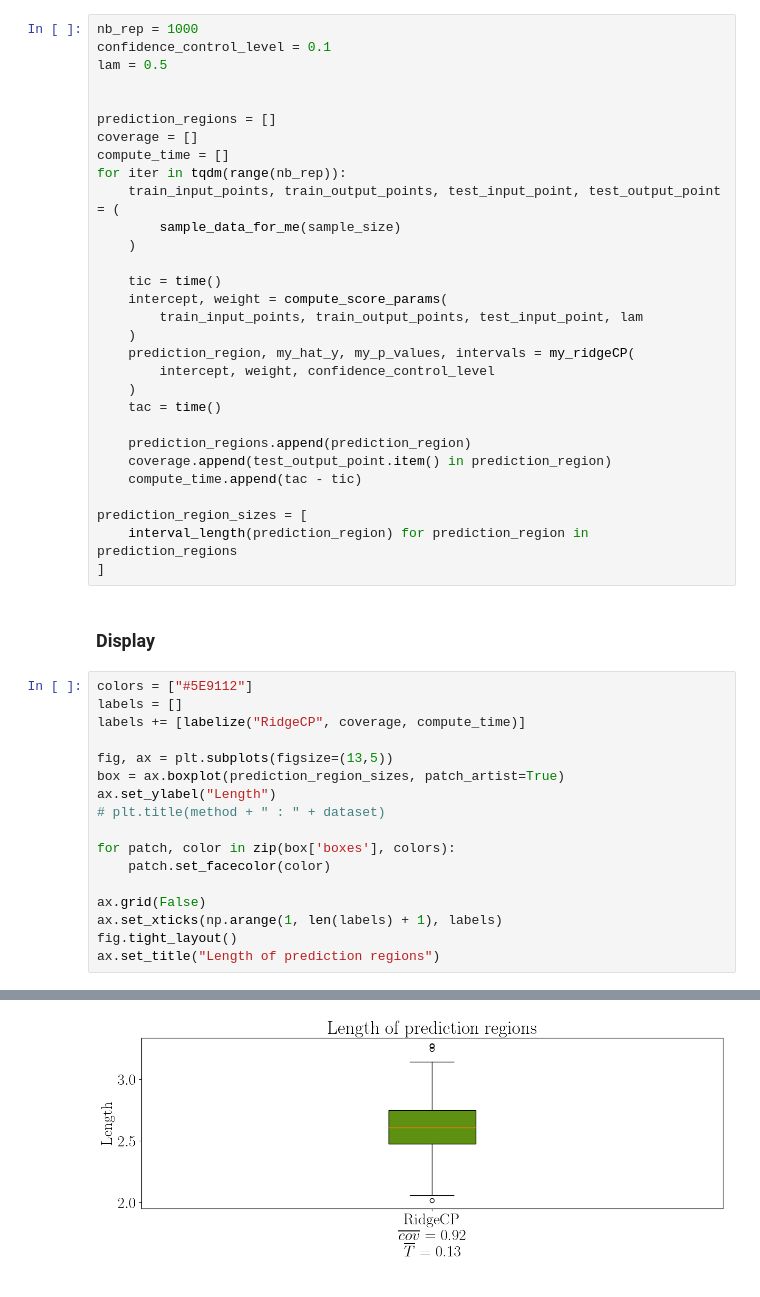
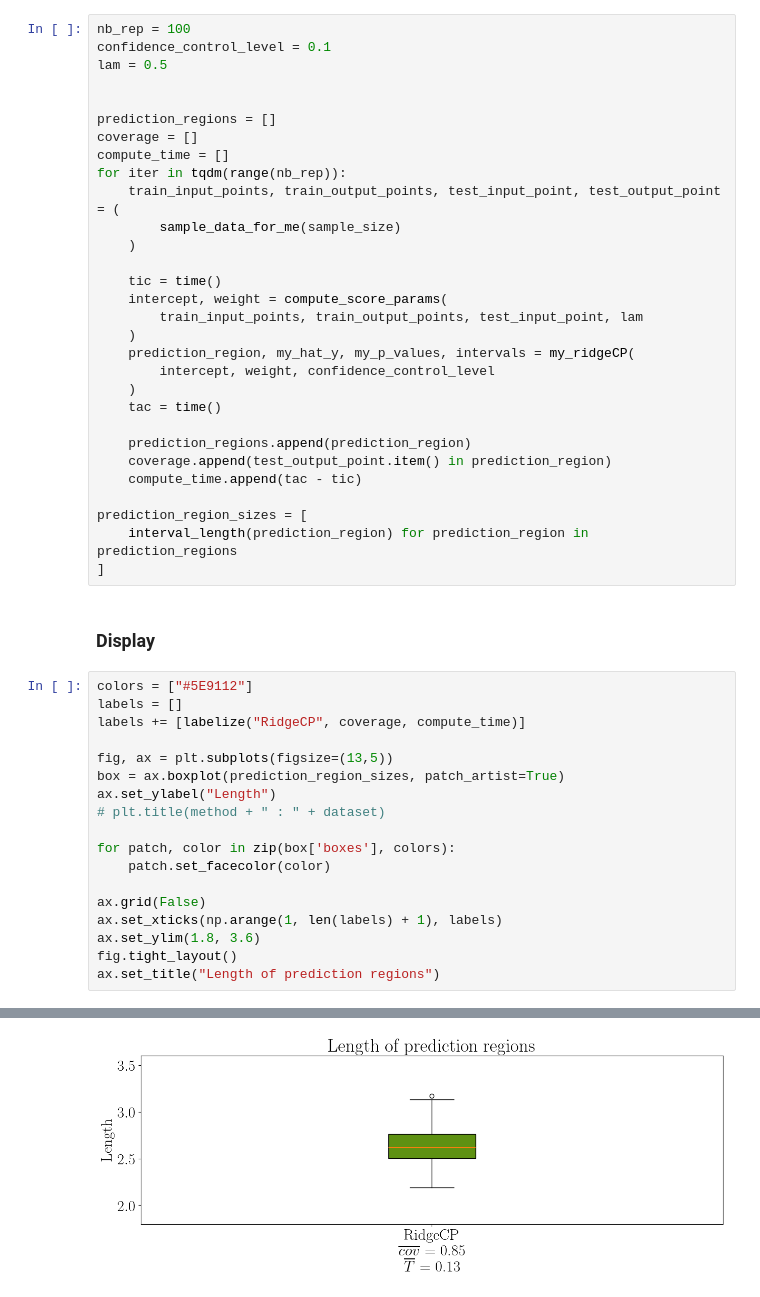
Before and after one commit to Davidson-Lova/cours_prediction_conforme_M2_TIDE, a Jupyter notebook: notebooks/full_conformal_new.ipynb, the cells around one changed output, grey strips where cells are left out. Drawn from its saved outputs; the diff is of its cells as text.

```diff
--- a/notebooks/full_conformal_new.ipynb
+++ b/notebooks/full_conformal_new.ipynb
@@ -546,7 +546,7 @@ def labelize(name, coverage, compute_time, norm=1):
 # %% [markdown]
 ### Run
 # %%
-nb_rep = 1000
+nb_rep = 100
 confidence_control_level = 0.1
 lam = 0.5
 
@@ -580,20 +580,21 @@ prediction_region_sizes = [
 # %%
 colors = ["#5E9112"]
 labels = []
 labels += [labelize("RidgeCP", coverage, compute_time)]
 
 fig, ax = plt.subplots(figsize=(13,5))
 box = ax.boxplot(prediction_region_sizes, patch_artist=True)
 ax.set_ylabel("Length")
 # plt.title(method + " : " + dataset)
 
 for patch, color in zip(box['boxes'], colors):
     patch.set_facecolor(color)
 
 ax.grid(False)
 ax.set_xticks(np.arange(1, len(labels) + 1), labels)
+ax.set_ylim(1.8, 3.6)
 fig.tight_layout()
 ax.set_title("Length of prediction regions")
 # %% [output]
 Text(0.5, 1.0, 'Length of prediction regions')
-[figure, old version]
+[figure, new version]
```
Also changed, not shown: parts of 10 cells of this notebook, 4 other files.
